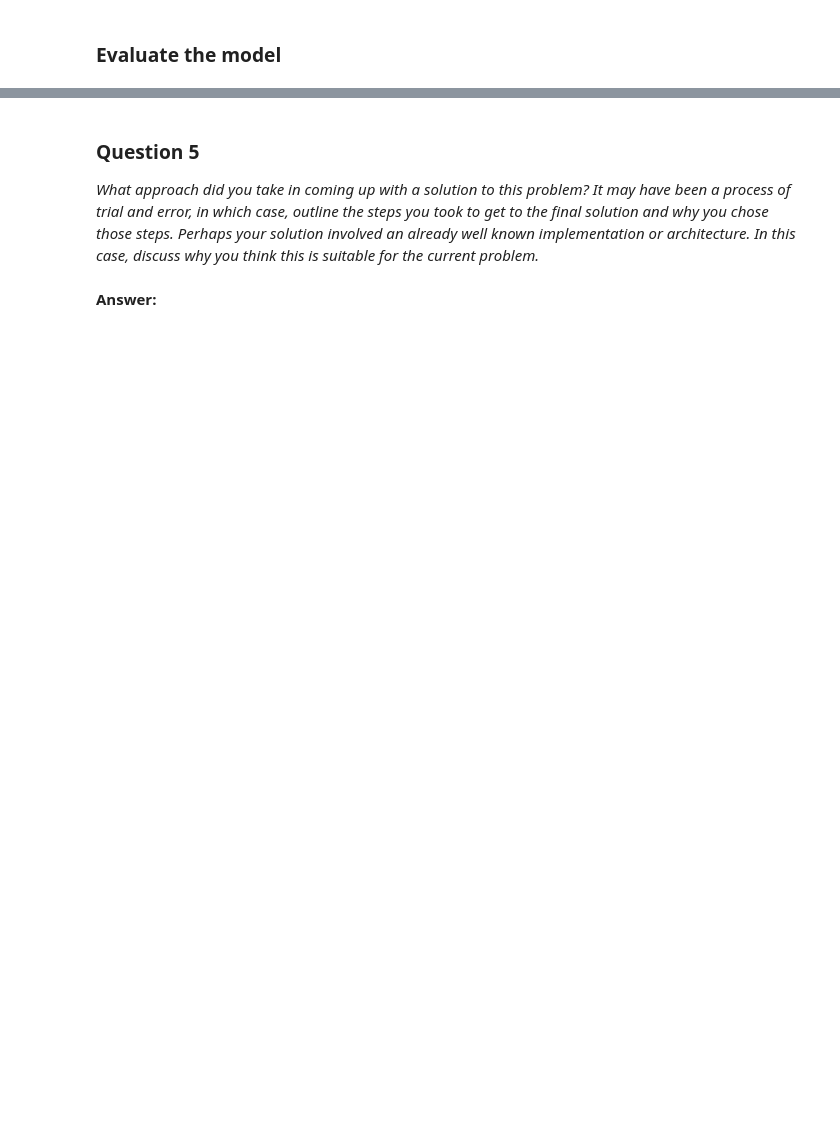
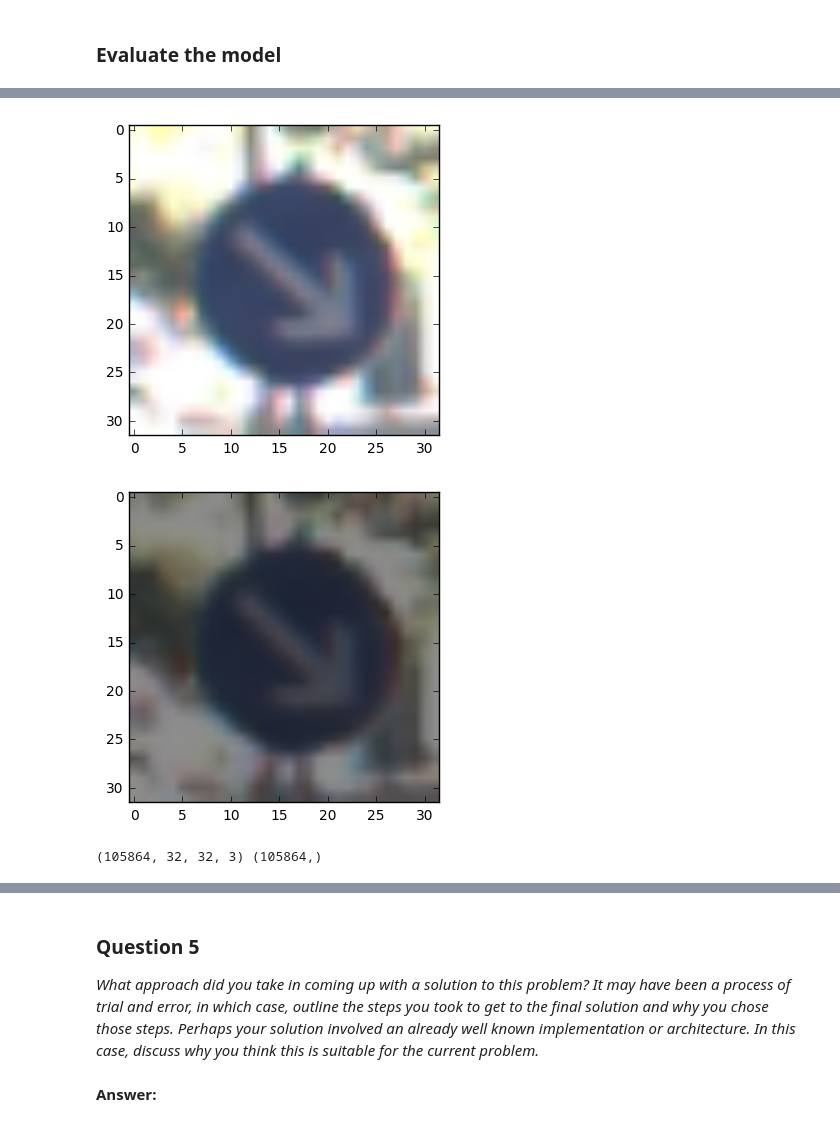
Before and after one commit to sombandy/udacity-sdc, a Jupyter notebook: carnd-projects/CarND-Traffic-Sign-Classifier-Project/Traffic_Sign_Classifier.ipynb, the cells around one changed output, grey strips where cells are left out. Drawn from its saved outputs; the diff is of its cells as text; code cells hidden in the pictures; blank space fills up the shorter version.

```diff
--- a/carnd-projects/CarND-Traffic-Sign-Classifier-Project/Traffic_Sign_Classifier.ipynb
+++ b/carnd-projects/CarND-Traffic-Sign-Classifier-Project/Traffic_Sign_Classifier.ipynb
@@ -361,12 +397,13 @@ accuracy_operation = tf.reduce_mean(tf.cast(correct_prediction, tf.float32))
 saver = tf.train.Saver()
 
 def evaluate(X_data, y_data):
+    batch_size = 128
     num_examples = len(X_data)
     total_accuracy = 0
     sess = tf.get_default_session()
-    for offset in range(0, num_examples, BATCH_SIZE):
-        batch_x, batch_y = X_data[offset:offset+BATCH_SIZE], y_data[offset:offset+BATCH_SIZE]
-        accuracy = sess.run(accuracy_operation, feed_dict={x: batch_x, y: batch_y})
+    for offset in range(0, num_examples, batch_size):
+        batch_x, batch_y = X_data[offset:offset+batch_size], y_data[offset:offset+batch_size]
+        accuracy = sess.run(accuracy_operation, feed_dict={x: batch_x, y: batch_y, keep_prob: 1.0})
         total_accuracy += (accuracy * len(batch_x))
     return total_accuracy / num_examples
 # %% [markdown]
@@ -439,0 +545,45 @@ Test Accuracy = 0.886
+# %%
+def transform_image(img):
+    # rotation
+    angle_range = 20
+    rot_angel = np.random.uniform(angle_range) - angle_range / 2
+    h, w, _ = img.shape
+    rot_m = cv2.getRotationMatrix2D((w / 2, h / 2), rot_angel, 1)
+    img1 = cv2.warpAffine(img, rot_m, (w, h))
+
+    # Translation
+    trans_range = 10
+    tr_x = trans_range * np.random.uniform() - trans_range / 2
+    tr_y = trans_range * np.random.uniform() - trans_range / 2
+    Trans_M = np.float32([[1,0,tr_x], [0,1,tr_y]])
+    img1 = cv2.warpAffine(img1, rot_m, (w, h))
+
+    # brigthness change
+    random_bright = 0.5 + np.random.uniform()
+    img1 = cv2.cvtColor(img1, cv2.COLOR_RGB2HSV)
+    img1[:,:,2] = img[:,:,2] * random_bright
+    img1 = cv2.cvtColor(img1, cv2.COLOR_HSV2RGB)
+
+    return img1
+# %%
+# Test the transformation
+rand_idx = np.random.randint(X_train.shape[0])
+X_prime = X_train[rand_idx: rand_idx + 1,]
+for img in X_prime:
+    t_img = transform_image(img)
+    plt.imshow(img)
+    plt.show()
+    plt.imshow(t_img)
+    plt.show()
+# %% [output]
+[figure, added]
+[figure, added]
+# %%
+# Include 2x more training data
+tr_set1 = np.asarray([transform_image(img) for img in X_train])
+tr_set2 = np.asarray([transform_image(img) for img in X_train])
+X_train_new = np.vstack((tr_set1, tr_set2, X_train))
+y_train_new = np.hstack((y_train, y_train, y_train))
+print(X_train_new.shape, y_train_new.shape)
+# %% [output]
+(105864, 32, 32, 3) (105864,)
```
Also changed, not shown: parts of 30 cells of this notebook, 8 other files.
